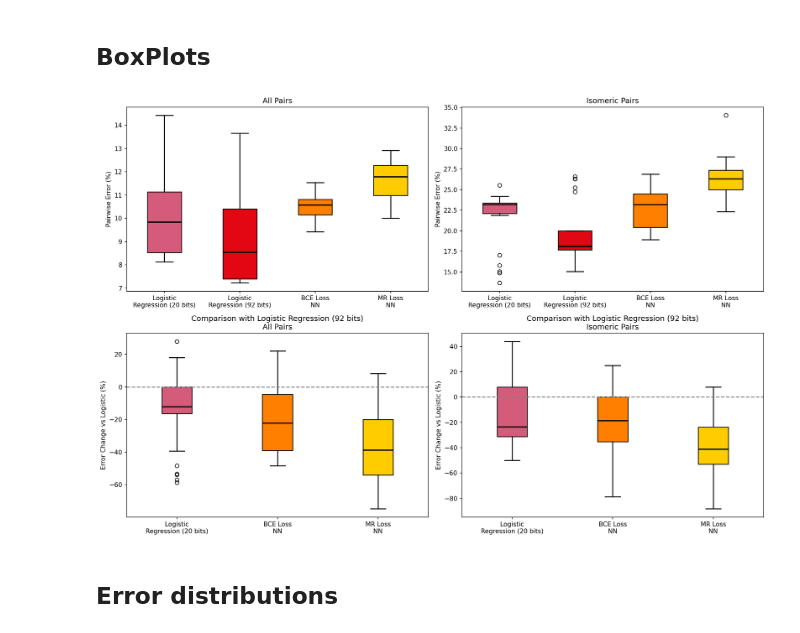
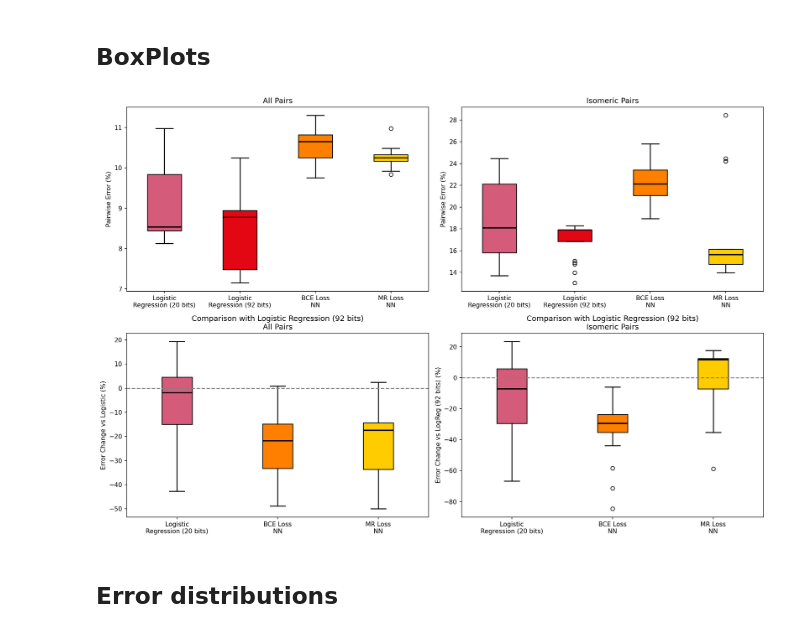
Before and after one commit to IvanRozanov04/FlavonoidsElutionOrderPrediction, a Jupyter notebook: code/Vis&Stats.ipynb, the cells around one changed output. Cells and saved outputs as stored; diff of their text form; code cells hidden in the pictures.

```diff
--- a/code/Vis&Stats.ipynb
+++ b/code/Vis&Stats.ipynb
@@ -18,7 +18,7 @@ output_dir = current_dir.parent/'output'
 LinReg_nested = np.genfromtxt(output_dir/'IDB_results_p1/LinReg.csv')
 LogReg_nested = np.genfromtxt(output_dir/'IDB_results_p1/LogReg.csv')
 BCE_nested = np.genfromtxt(output_dir/'IDB_results_p1/NNBCE.csv')
-MRLoss_nested = np.genfromtxt(output_dir/'IDB_results_p1/NNBCE.csv')
+MRLoss_nested = np.genfromtxt(output_dir/'IDB_results_p1/NNMR.csv')
 # %%
 # Setup model names and colors
 model_names_all = ['Linear\nRegression', 'Logistic\nRegression', 'BCE Loss\nNN', 'MR Loss\nNN']
@@ -331,10 +378,10 @@ plot_rel_diff_error_distribution_tile_from_dfs(d_sets,['LinReg','LogReg','NN (BC
 # %% [markdown]
 ## BoxPlots
 # %%
-LogReg20 = np.genfromtxt(output_dir/'IDB_results_p2/LinReg.csv')
-LogReg92 = np.genfromtxt(output_dir/'IDB_results_p2/LogReg.csv')
-BCE = np.genfromtxt(output_dir/'IDB_results_p2/NNBCE.csv')
-MRLoss = np.genfromtxt(output_dir/'IDB_results_p2/NNBCE.csv')
+LogReg20 = np.genfromtxt(output_dir/'IDB_results_p2/Log20R2.csv')
+LogReg92 = np.genfromtxt(output_dir/'IDB_results_p2/Log92R2.csv')
+BCE = np.genfromtxt(output_dir/'IDB_results_p2/NNBCER2.csv')
+MRLoss = np.genfromtxt(output_dir/'IDB_results_p2/NNMRR2.csv')
 # %%
 # Setup model names and colors
 model_names_all = [
@@ -393,36 +440,36 @@ PER_data3 = [
     100 * (baseline-LogReg20[:, i]) / baseline,
     100 * (baseline-BCE[:, i]) / baseline,
     100 * (baseline-MRLoss[:, i]) / baseline
 ]
 box3 = axes[1, 0].boxplot(PER_data3, patch_artist=True)
 stylize_boxplot(box3, colors_sub)
 axes[1, 0].axhline(0, linestyle='--', color='gray', linewidth=1.5)
 axes[1, 0].set_title('Comparison with Logistic Regression (92 bits)\nAll Pairs')
 axes[1, 0].set_ylabel('Error Change vs Logistic (%)')
 axes[1, 0].set_xticks(np.arange(1, len(model_names_sub) + 1))
 axes[1, 0].set_xticklabels(model_names_sub)
 
 # --- Plot 4: Comparison to Logistic Regression (Isomeric Pairs) ---
 i = 3
-baseline = log92[:, i]
+baseline = LogReg92[:, i]
 PER_data4 = [
-    100 * (baseline-log20[:, i]) / baseline,
+    100 * (baseline-LogReg20[:, i]) / baseline,
     100 * (baseline-BCE[:, i]) / baseline,
     100 * (baseline-MRLoss[:, i]) / baseline
 ]
 box4 = axes[1, 1].boxplot(PER_data4, patch_artist=True)
 stylize_boxplot(box4, colors_sub)
 axes[1, 1].axhline(0, linestyle='--', color='gray', linewidth=1.5)
 axes[1, 1].set_title('Comparison with Logistic Regression (92 bits)\nIsomeric Pairs')
 axes[1, 1].set_ylabel('Error Change vs LogReg (92 bits) (%)')
 axes[1, 1].set_xticks(np.arange(1, len(model_names_sub) + 1))
 axes[1, 1].set_xticklabels(model_names_sub)
 
 plt.tight_layout()
 plt.show()
 fig.savefig("BoxPlots_vs_LogRegP2.png", dpi=600, bbox_inches='tight')
 # %% [output]
-[figure, old version]
+[figure, new version]
 # %% [markdown]
 ## Error distributions
 # %%
```
Also changed, not shown: parts of 15 cells of this notebook, 11 other files.
